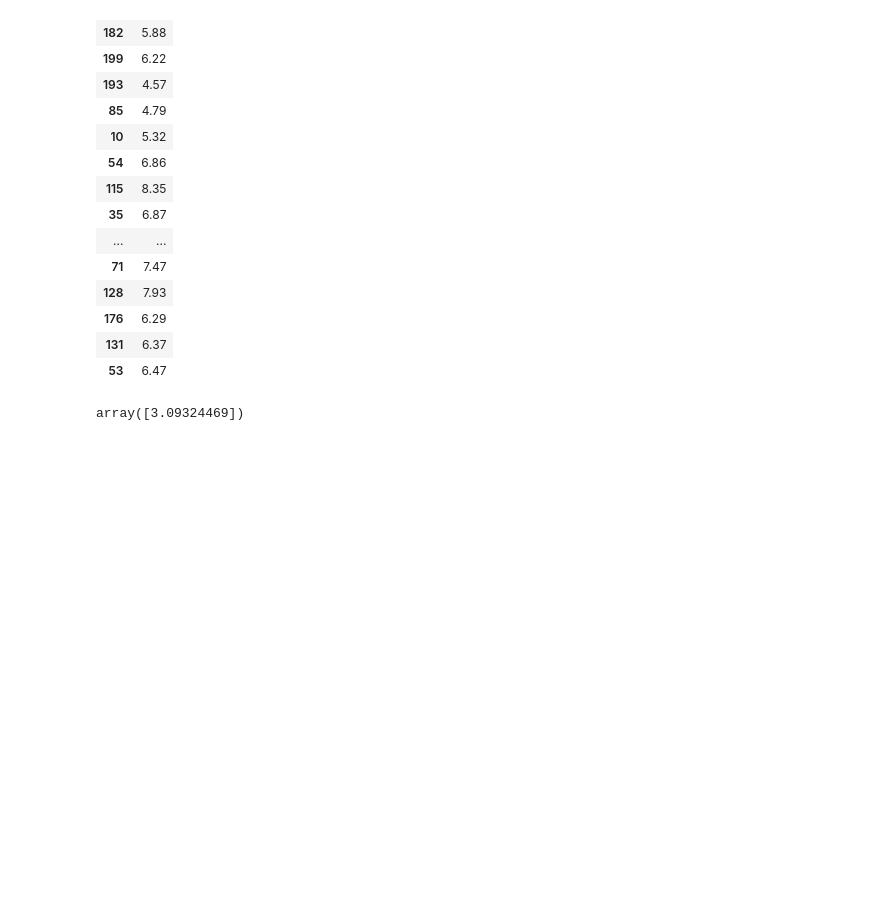
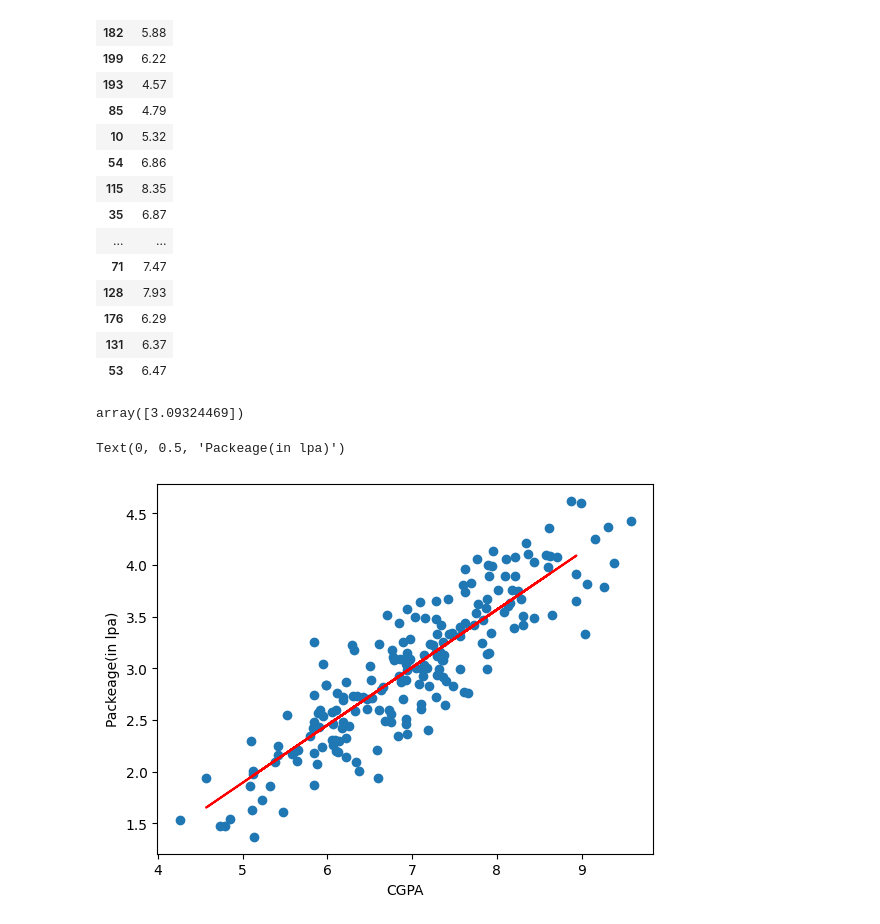
Before and after one commit to Priya-Rathor/MLProjects, a Jupyter notebook: LinearReg.ipynb, the cells around one changed output. Saved outputs shown, nothing was run; the diff lists cells and outputs as text; code cells hidden in the pictures; blank space fills up the shorter version.

```diff
--- a/LinearReg.ipynb
+++ b/LinearReg.ipynb
@@ -89,3 +89,11 @@ x_test
 lr.predict(x_test.iloc[1].values.reshape(1,1))
 # %% [output]
 array([3.09324469])
+# %%
+plt.scatter(df['cgpa'],df['package'])
+plt.plot(x_test,lr.predict(x_test), color='red')
+plt.xlabel('CGPA')
+plt.ylabel('Packeage(in lpa)')
+# %% [output]
+Text(0, 0.5, 'Packeage(in lpa)')
+[figure, added]
```
Also changed, not shown: parts of 3 cells of this notebook.
